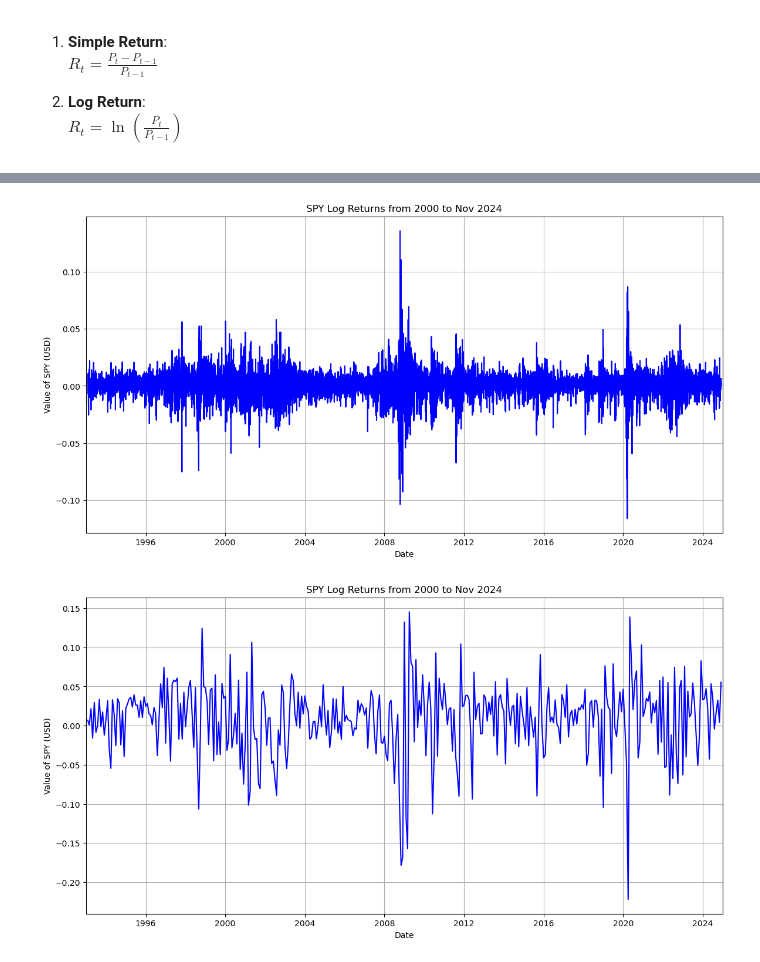
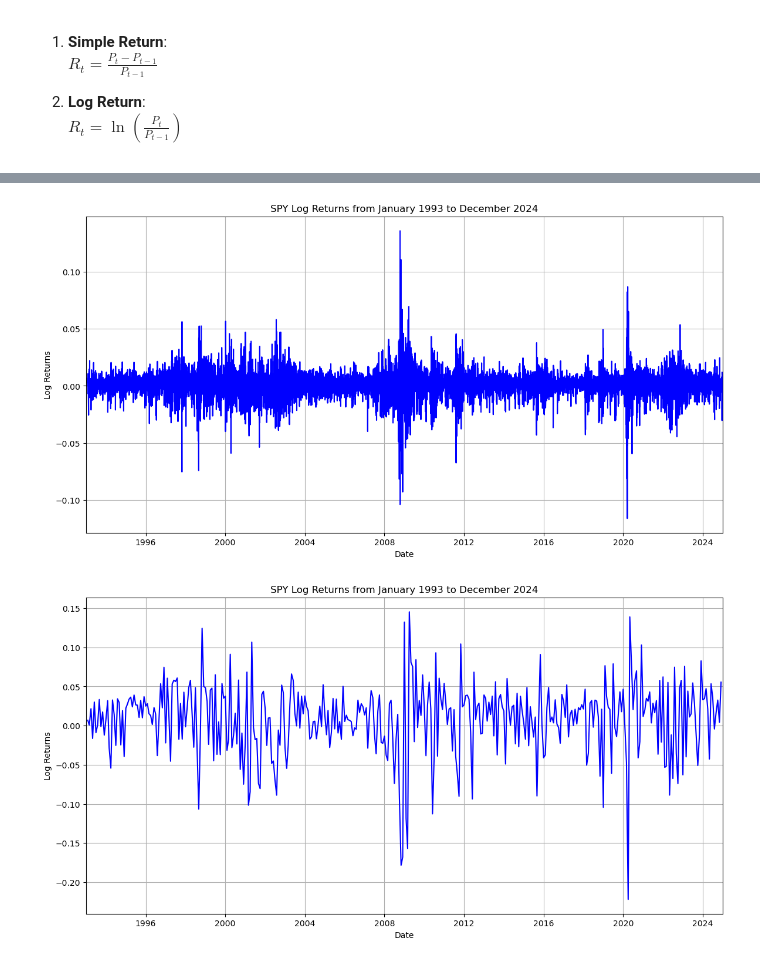
Before and after one commit to dhcchh/SPY-Analytics-Forecasting-Project, a Jupyter notebook: ML-Notebooks/ML-EDA.ipynb, the cells around one changed output, grey strips where cells are left out. Cells and saved outputs as stored; diff of their text form; code cells hidden in the pictures.

```diff
--- a/ML-Notebooks/ML-EDA.ipynb
+++ b/ML-Notebooks/ML-EDA.ipynb
@@ -24,4 +24,7 @@ spy = spy.rename(columns={"Adj Close": "close_price", "Date": "date"})
 spy["date"] = pd.to_datetime(spy["date"])
 spy['simple_return'] = (spy['close_price'] - spy['close_price'].shift(1)) / spy['close_price'].shift(1)
 spy['log_return'] = np.log(spy['close_price'] / spy['close_price'].shift(1))
+spy['days_elapsed'] = (spy['date'] - spy['date'].iloc[0]).dt.days
+spy['log_return'] = spy['log_return'].fillna(0)
+spy['simple_return'] = spy['simple_return'].fillna(0)
 spy["close_price"] = spy["close_price"].round(2)
@@ -57,12 +83,12 @@ spy_week
+# %%
+spy.reset_index(inplace=True)
 # %%
-spy =  spy.reset_index()
 plt.figure(figsize=(14, 7))
 plt.plot(spy["date"], spy["close_price"], color="blue", label="No Inflation")
-plt.title("SPY Adjusted Closing Price from 2000 to Nov 2024")
+plt.title("SPY Adjusted Closing Price from January 1993 to December 2024")
 plt.xlim([datetime(1993, 1, 1), datetime(2024, 12, 31)])
 plt.xlabel("Date")
 plt.ylabel("Value of SPY (USD)")
 plt.grid(True)
-plt.savefig("spy_1_diff.png")
 plt.show()
 # %% [output]
@@ -70,26 +118,23 @@ plt.show()
 # %%
 plt.figure(figsize=(14, 7))
 plt.plot(spy["date"], spy["log_return"], color="blue", label="No Inflation")
-plt.title("SPY Log Returns from 2000 to Nov 2024")
+plt.title("SPY Log Returns from January 1993 to December 2024")
 plt.xlim([datetime(1993, 1, 1), datetime(2024, 12, 31)])
 plt.xlabel("Date")
-plt.ylabel("Value of SPY (USD)")
+plt.ylabel("Log Returns")
 plt.grid(True)
-plt.savefig("spy_1_diff.png")
 plt.show()
 # %% [output]
-[figure, old version]
+[figure, new version]
 # %%
-spy_month =  spy_month.reset_index()
 plt.figure(figsize=(14, 7))
 plt.plot(spy_month["date"], spy_month["log_return"], color="blue", label="No Inflation")
-plt.title("SPY Log Returns from 2000 to Nov 2024")
+plt.title("SPY Log Returns from January 1993 to December 2024")
 plt.xlim([datetime(1993, 1, 1), datetime(2024, 12, 31)])
 plt.xlabel("Date")
-plt.ylabel("Value of SPY (USD)")
+plt.ylabel("Log Returns")
 plt.grid(True)
-plt.savefig("spy_1_diff.png")
 plt.show()
 # %% [output]
-[figure, old version]
+[figure, new version]
 # %%
```
Also changed, not shown: parts of 10 cells of this notebook.
